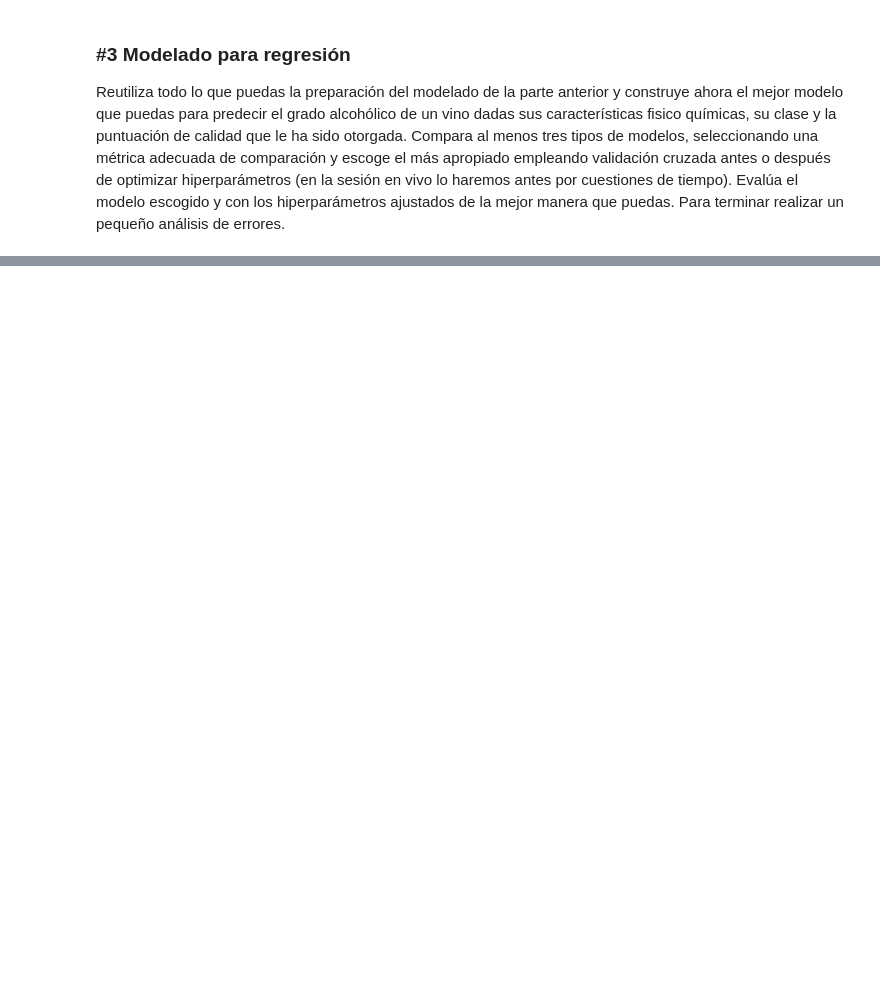
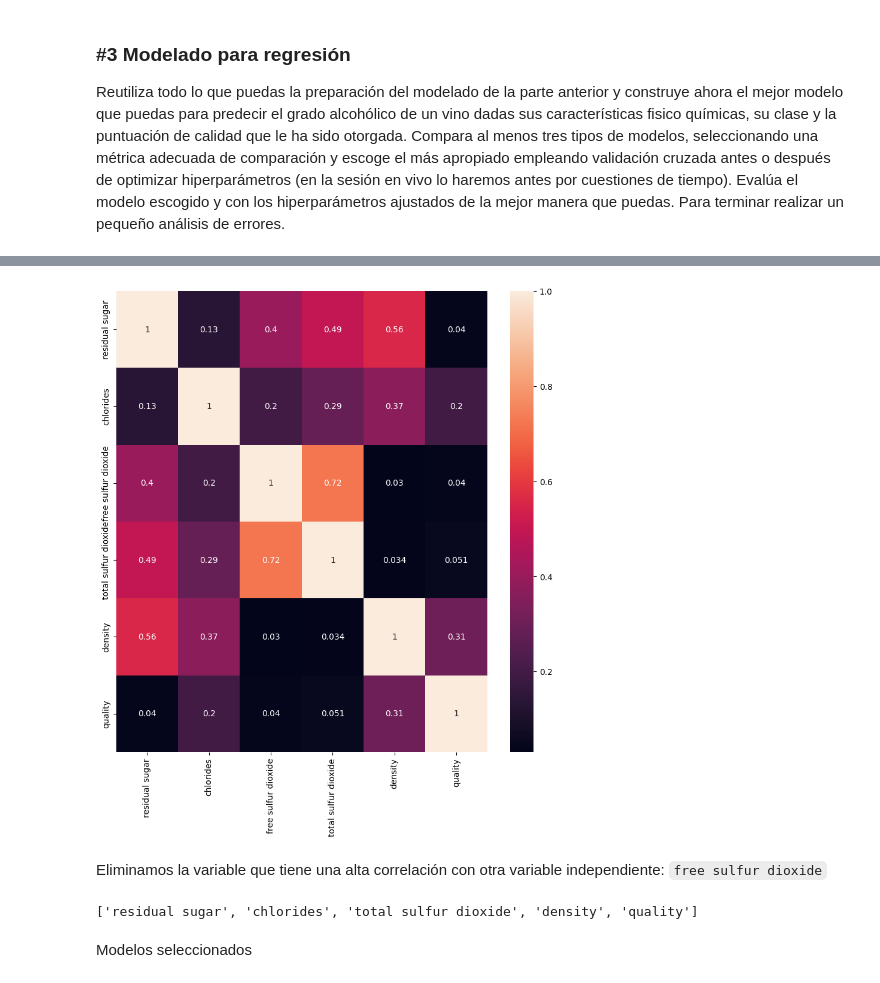
Before and after one commit to jacobo010/ONLINE_DS_THEBRIDGE_jacobo, a Jupyter notebook: Programacion_basica/Sprint12/Unidad_02/Practica_obligatoria/18_Practica_Obligatoria_Repaso_Aprendizaje_Supervisado.ipynb, the cells around one changed output, grey strips where cells are left out. Drawn from its saved outputs; the diff is of its cells as text; code cells hidden in the pictures; blank space fills up the shorter version.

```diff
--- a/Programacion_basica/Sprint12/Unidad_02/Practica_obligatoria/18_Practica_Obligatoria_Repaso_Aprendizaje_Supervisado.ipynb
+++ b/Programacion_basica/Sprint12/Unidad_02/Practica_obligatoria/18_Practica_Obligatoria_Repaso_Aprendizaje_Supervisado.ipynb
@@ -424,0 +451,3 @@ target_num = 'alcohol'
+# %%
+corr = train_set.corr()
+np.abs(corr[target_num]).sort_values(ascending = False)
@@ -424,0 +469,10 @@ target_num = 'alcohol'
+# %%
+criterio = 0.15
+
+features_selected_reg = []
+
+for col in corr.columns:
+    if abs(corr[target_num][col]) > criterio and col != target_num:
+        features_selected_reg.append(col)
+    else:
+        print(f"La columna '{col}' tiene una correlación baja")
@@ -424,0 +487,8 @@ target_num = 'alcohol'
+# %%
+plt.figure(figsize=(10,10))
+sns.heatmap(np.abs(corr.loc[features_selected_reg, features_selected_reg]), annot = True)
+plt.show()
+# %% [output]
+[figure, added]
+# %% [markdown]
+Eliminamos la variable que tiene una alta correlación con otra variable independiente: `free sulfur dioxide`
@@ -424,0 +497,6 @@ target_num = 'alcohol'
+# %%
+features_selected_reg
+# %% [output]
+['residual sugar', 'chlorides', 'total sulfur dioxide', 'density', 'quality']
+# %% [markdown]
+Modelos seleccionados
```
Also changed, not shown: parts of 30 cells of this notebook.
